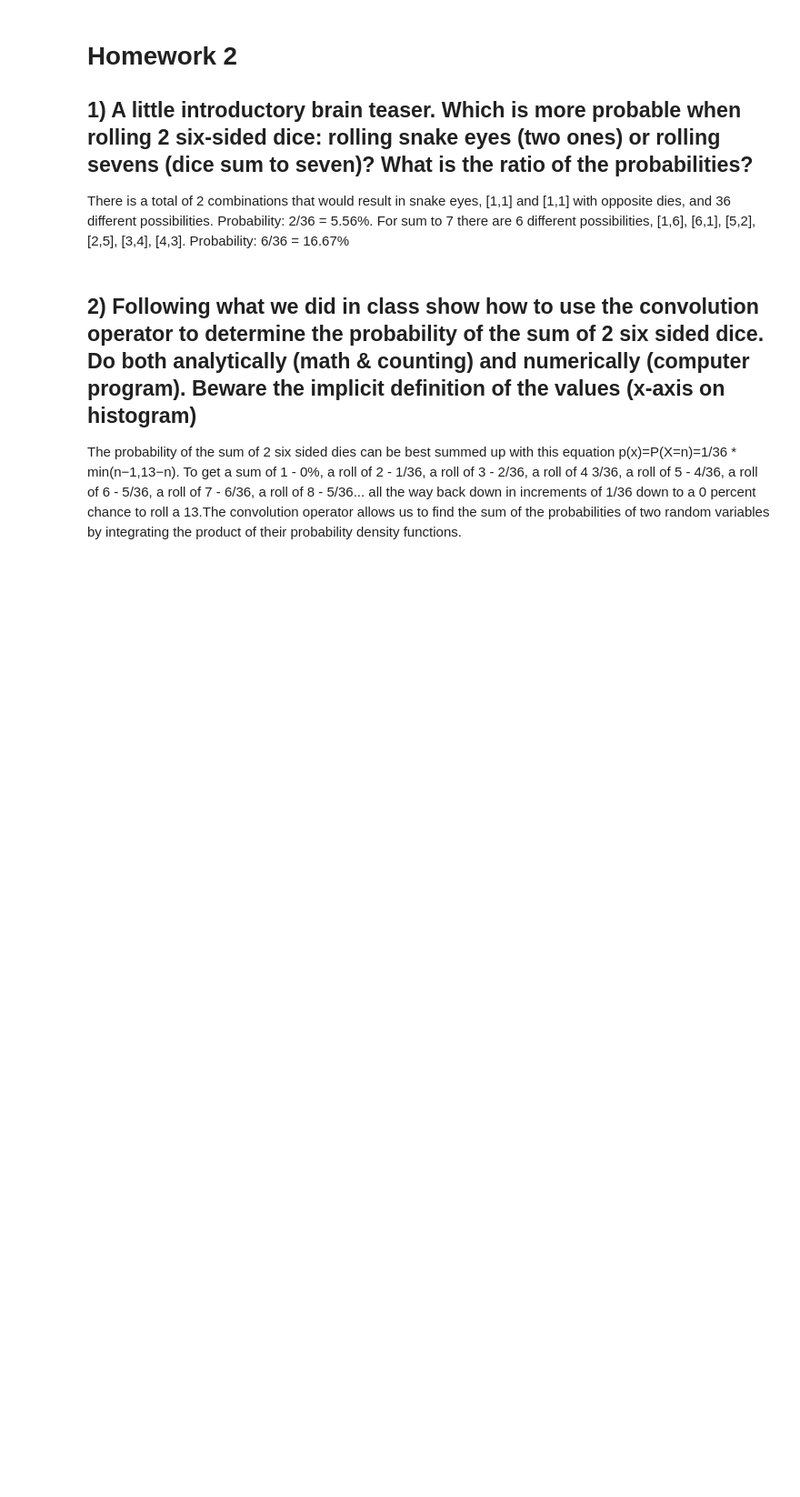
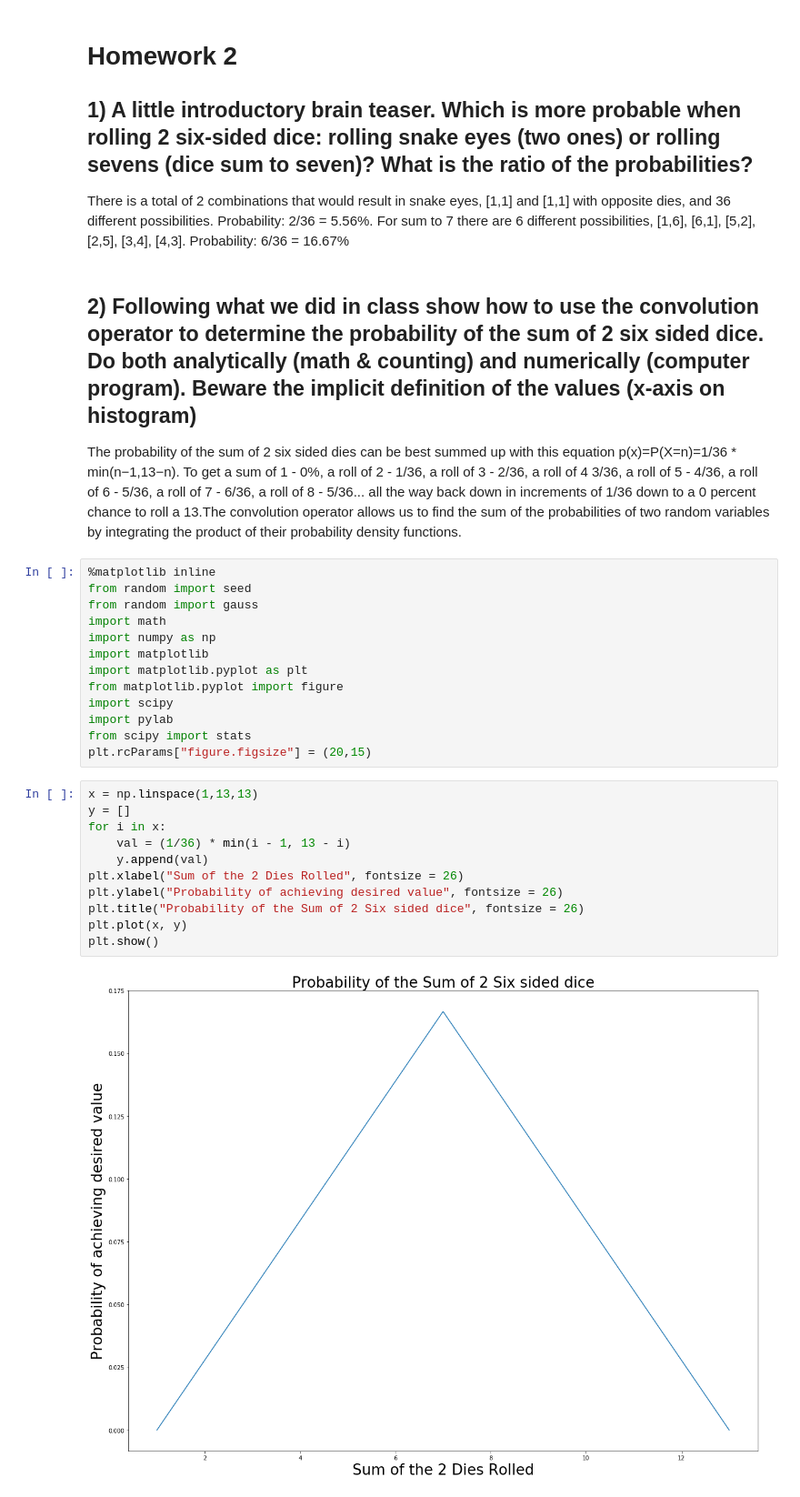
Before and after one commit to IgorBanin/Phys434, a Jupyter notebook: Phys434Labs/Homework/Homework 2.ipynb, the cells around one changed output. Shown: that part at 91% size. Saved outputs shown, nothing was run; the diff lists cells and outputs as text; blank space fills up the shorter version.

```diff
--- a/Phys434Labs/Homework/Homework 2.ipynb
+++ b/Phys434Labs/Homework/Homework 2.ipynb
@@ -9,3 +9,29 @@ Probability: 6/36 = 16.67%
 ## 2) Following what we did in class show how to use the convolution operator to determine the probability of the sum of 2 six sided dice. Do both analytically (math & counting) and numerically (computer program). Beware the implicit definition of the values (x-axis on histogram)
 
 The probability of the sum of 2 six sided dies can be best summed up with this equation p(x)=P(X=n)=1/36 * min(n−1,13−n). To get a sum of 1 - 0%, a roll of 2 - 1/36, a roll of 3 - 2/36, a roll of 4 3/36, a roll of 5 - 4/36, a roll of 6 - 5/36, a roll of 7 - 6/36, a roll of 8 - 5/36... all the way back down in increments of 1/36 down to a 0 percent chance to roll a 13.The convolution operator allows us to find the sum of the probabilities of two random variables by integrating the product of their probability density functions.
+# %%
+%matplotlib inline
+from random import seed
+from random import gauss
+import math
+import numpy as np
+import matplotlib
+import matplotlib.pyplot as plt
+from matplotlib.pyplot import figure
+import scipy
+import pylab
+from scipy import stats
+plt.rcParams["figure.figsize"] = (20,15)
+# %%
+x = np.linspace(1,13,13)
+y = []
+for i in x:
+    val = (1/36) * min(i - 1, 13 - i)
+    y.append(val)
+plt.xlabel("Sum of the 2 Dies Rolled", fontsize = 26)
+plt.ylabel("Probability of achieving desired value", fontsize = 26)
+plt.title("Probability of the Sum of 2 Six sided dice", fontsize = 26)
+plt.plot(x, y)
+plt.show()
+# %% [output]
+[figure, added]
```
Also changed, not shown: parts of 7 cells of this notebook, 1 other file.
